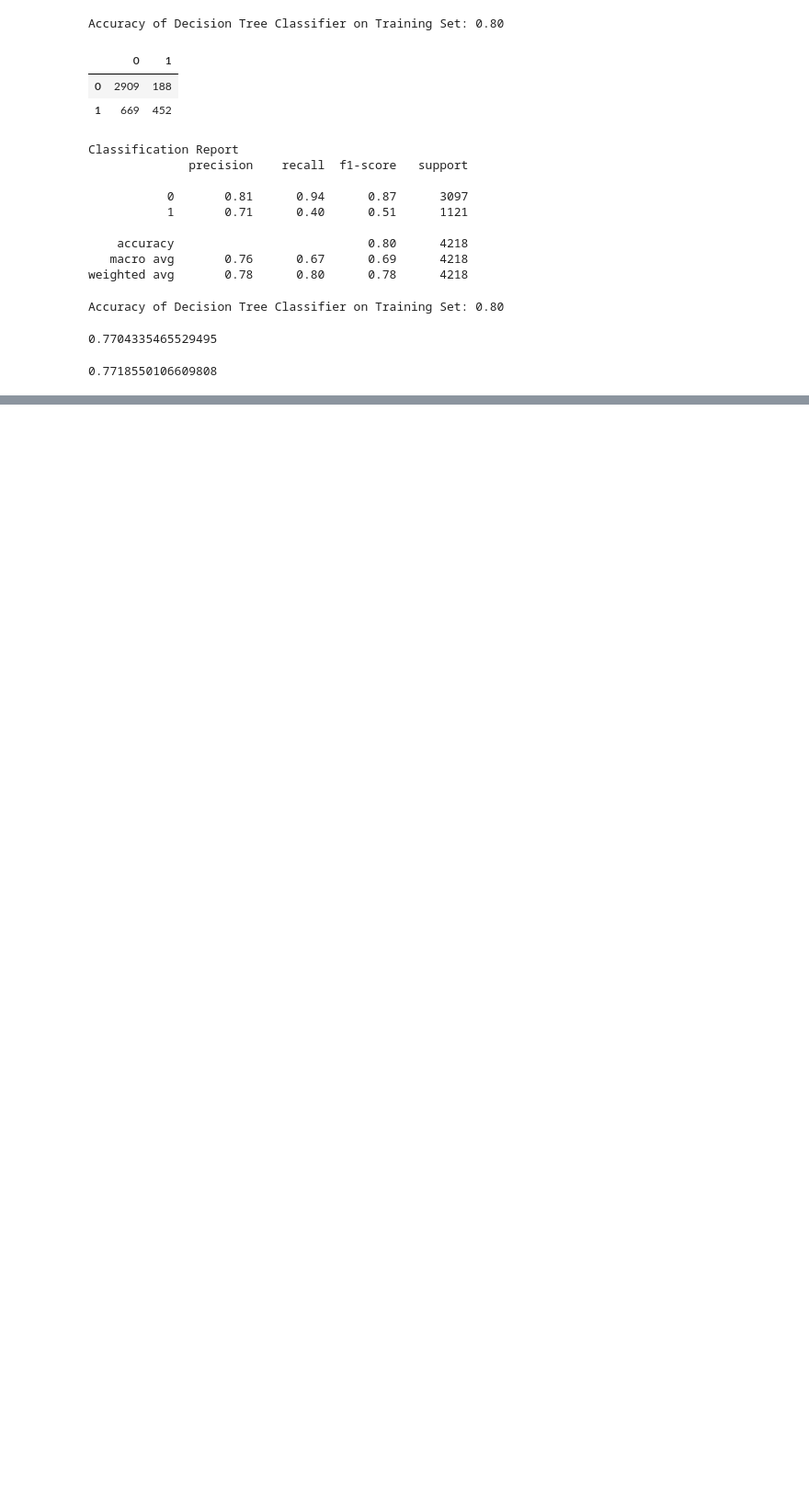
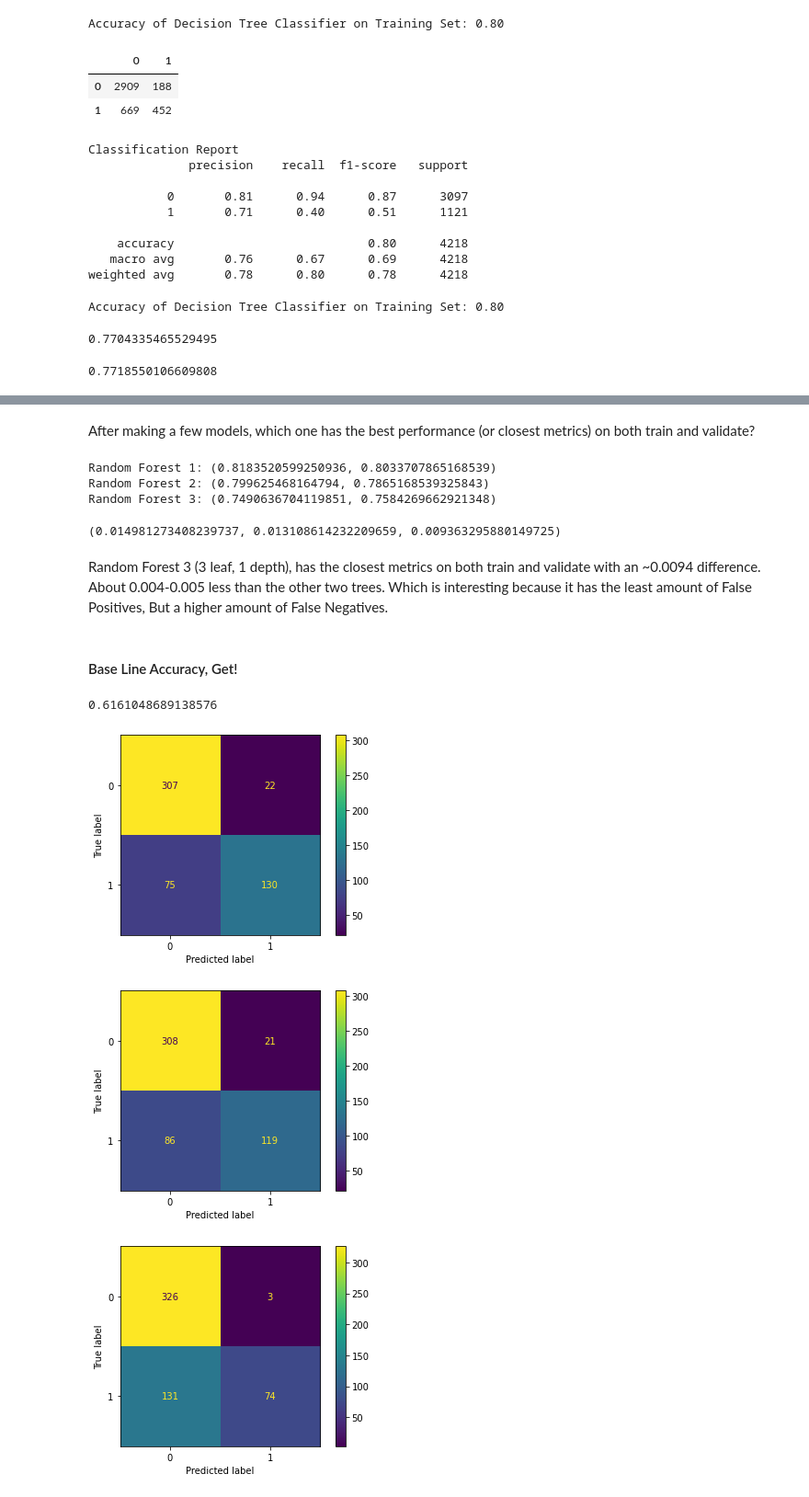
Before and after one commit to JenniferMLewis/classification-exercises, a Jupyter notebook: model.ipynb, the cells around one changed output, grey strips where cells are left out. Shown: that part at 92% size. Saved outputs shown, nothing was run; the diff lists cells and outputs as text; code cells hidden in the pictures; blank space fills up the shorter version.

Commit message:
Random Forest added to model.ipynb

```diff
--- a/model.ipynb
+++ b/model.ipynb
@@ -320,0 +354,3 @@ clf.score(X_validate, y_validate)
+# %%
+y_pred = rf.predict(X_train)
+y_pred_proba = rf.predict_proba(X_train)
@@ -320,0 +429,5 @@ clf.score(X_validate, y_validate)
+# %%
+rf2 = RandomForestClassifier(min_samples_leaf=2,max_depth=2,random_state=123)
+rf2.fit(X_train, y_train)
+rf3 = RandomForestClassifier(min_samples_leaf=3,max_depth=1,random_state=123)
+rf3.fit(X_train, y_train)
@@ -320,0 +443,3 @@ clf.score(X_validate, y_validate)
+# %%
+y_pred2 = rf2.predict(X_train)
+y_pred_proba2 = rf2.predict_proba(X_train)
@@ -320,0 +496,3 @@ clf.score(X_validate, y_validate)
+# %%
+y_pred3 = rf3.predict(X_train)
+y_pred_proba3 = rf3.predict_proba(X_train)
@@ -320,0 +541,16 @@ clf.score(X_validate, y_validate)
+# %% [markdown]
+After making a few models, which one has the best performance (or closest metrics) on both train and validate?
+# %%
+print(f"Random Forest 1: {rf.score(X_train, y_train), rf.score(X_validate, y_validate)}")
+print(f"Random Forest 2: {rf2.score(X_train, y_train), rf2.score(X_validate, y_validate)}")
+print(f"Random Forest 3: {rf3.score(X_train, y_train), rf3.score(X_validate, y_validate)}")
+# %% [output]
+Random Forest 1: (0.8183520599250936, 0.8033707865168539)
+Random Forest 2: (0.799625468164794, 0.7865168539325843)
+Random Forest 3: (0.7490636704119851, 0.7584269662921348)
+# %%
+rf.score(X_train, y_train) - rf.score(X_validate, y_validate), rf2.score(X_train, y_train) - rf2.score(X_validate, y_validate), rf3.score(X_validate, y_validate) - rf3.score(X_train, y_train)
+# %% [output]
+(0.014981273408239737, 0.013108614232209659, 0.009363295880149725)
+# %% [markdown]
+Random Forest 3 (3 leaf, 1 depth), has the closest metrics on both train and validate with an ~0.0094 difference. About 0.004-0.005 less than the other two trees. Which is interesting because it has the least amount of False Positives, But a higher amount of False Negatives.
@@ -320,0 +559,26 @@ clf.score(X_validate, y_validate)
+# %% [markdown]
+#### Base Line Accuracy, Get!
+# %%
+baseline = y_train.mode()
+matches_baseline_pred = y_train == 0
+
+baseline_accuracy = matches_baseline_pred.mean()
+print(baseline_accuracy)
+# %% [output]
+0.6161048689138576
+# %%
+cm = confusion_matrix(y_train,y_pred)
+disp = met.ConfusionMatrixDisplay(confusion_matrix=cm, display_labels=rf.classes_)
+cm2 = confusion_matrix(y_train,y_pred2)
+disp2 = met.ConfusionMatrixDisplay(confusion_matrix=cm2, display_labels=rf2.classes_)
+cm3 = confusion_matrix(y_train,y_pred3)
+disp3 = met.ConfusionMatrixDisplay(confusion_matrix=cm3, display_labels=rf3.classes_)
+
+disp.plot()
+disp2.plot()
+disp3.plot()
+plt.show()
+# %% [output]
+[figure, added]
+[figure, added]
+[figure, added]
```
Also changed, not shown: parts of 32 cells of this notebook.
